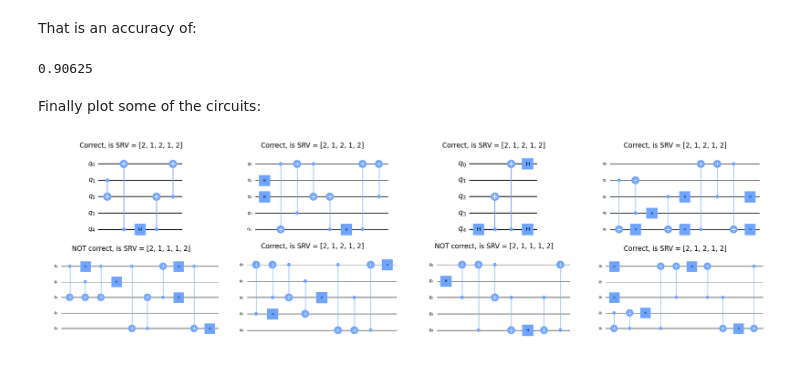
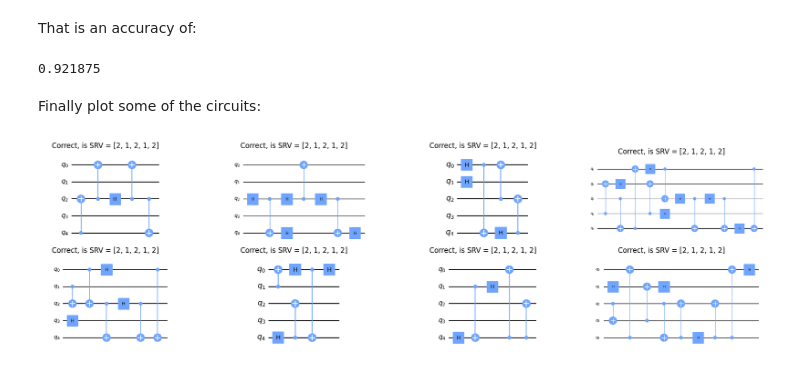
Before and after one commit to FlorianFuerrutter/genQC, a Jupyter notebook: src/examples/0_hello_circuit.ipynb, the cells around one changed output. Saved outputs shown, nothing was run; the diff lists cells and outputs as text; code cells hidden in the pictures.

```diff
--- a/src/examples/0_hello_circuit.ipynb
+++ b/src/examples/0_hello_circuit.ipynb
@@ -56,7 +56,7 @@ Define sample parameters
 # %%
 g         = 7.5     # guidance scale
 max_gates = 16      # how many time steps the tensor encoding has
-samples   = 32      # how many circuits to generate
+samples   = 64      # how many circuits to generate
 # %% [markdown]
 Sample tokenized circuits
 # %%
@@ -95,4 +95,4 @@ To get a qiskit circuit we need to do:
 - calculate SRV and plot circuits
 # %%
-qc_list, error_cnt, svr_list = infer_srv.convert_tensors_to_srvs(out_tensor, pipeline.gate_pool)
+qc_list, error_cnt, srv_list = infer_srv.convert_tensors_to_srvs(out_tensor, pipeline.gate_pool)
 # %% [markdown]
@@ -110,16 +110,16 @@ svr_list[:4]
 # %% [markdown]
 That is an accuracy of:
 # %%
-sum(srv==x for x in svr_list)/len(svr_list)
+sum(srv==x for x in srv_list)/len(srv_list)
 # %% [output]
-0.90625
+0.921875
 # %% [markdown]
 Finally plot some of the circuits:
 # %%
 fig, axs = plt.subplots(2, 4, figsize=(18,5), constrained_layout=True)
-for qc,is_svr,ax in zip(qc_list, svr_list, axs.flatten()):
+for qc,is_svr,ax in zip(qc_list, srv_list, axs.flatten()):
     qc.draw("mpl", plot_barriers=False, ax=ax, style = "clifford")
     ax.set_title(f"{'Correct' if is_svr==srv else 'NOT correct'}, is SRV = {is_svr}")
 plt.show()
 # %% [output]
-[figure, old version]
+[figure, new version]
```
Also changed, not shown: parts of 6 cells of this notebook, 21 other files.
